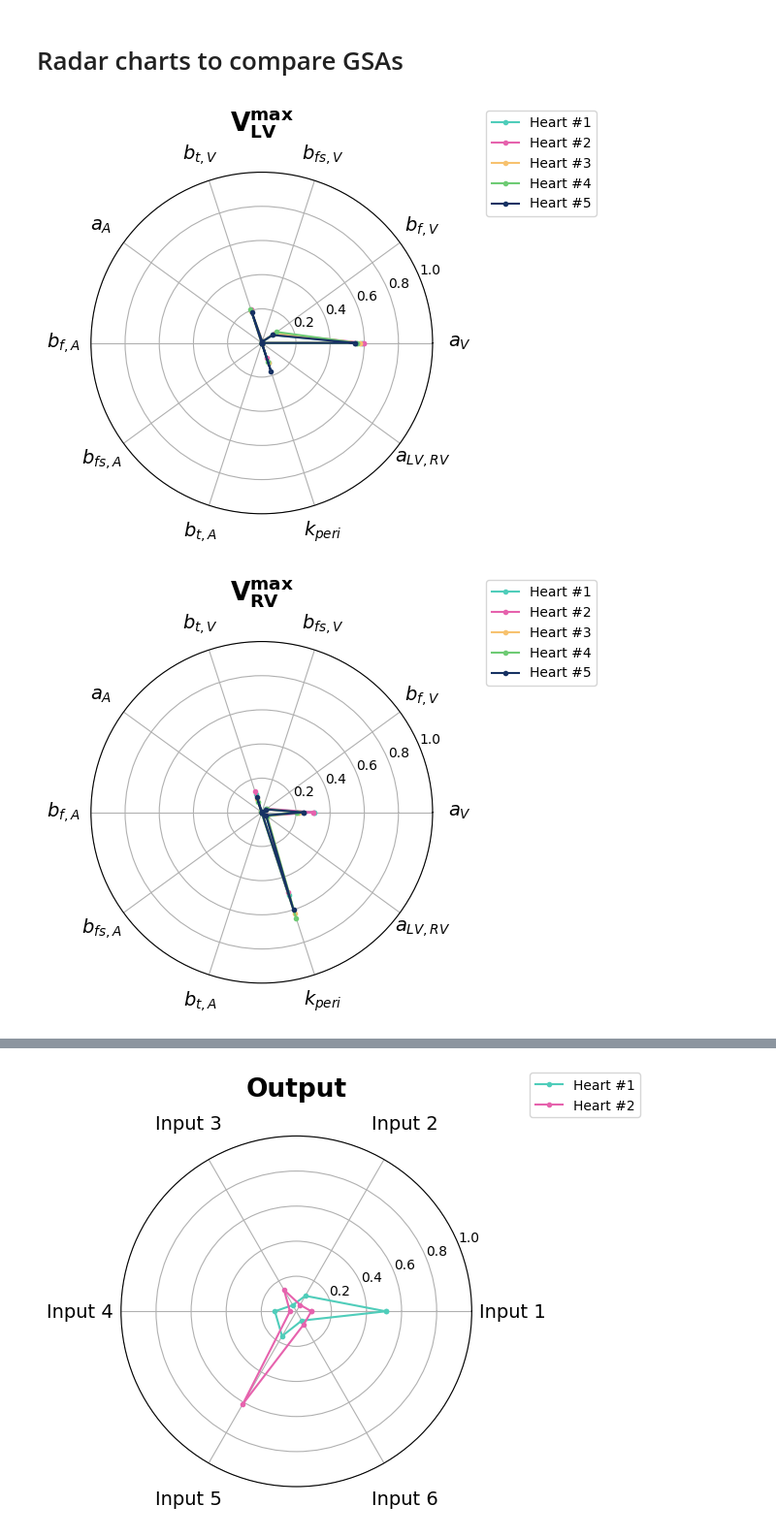
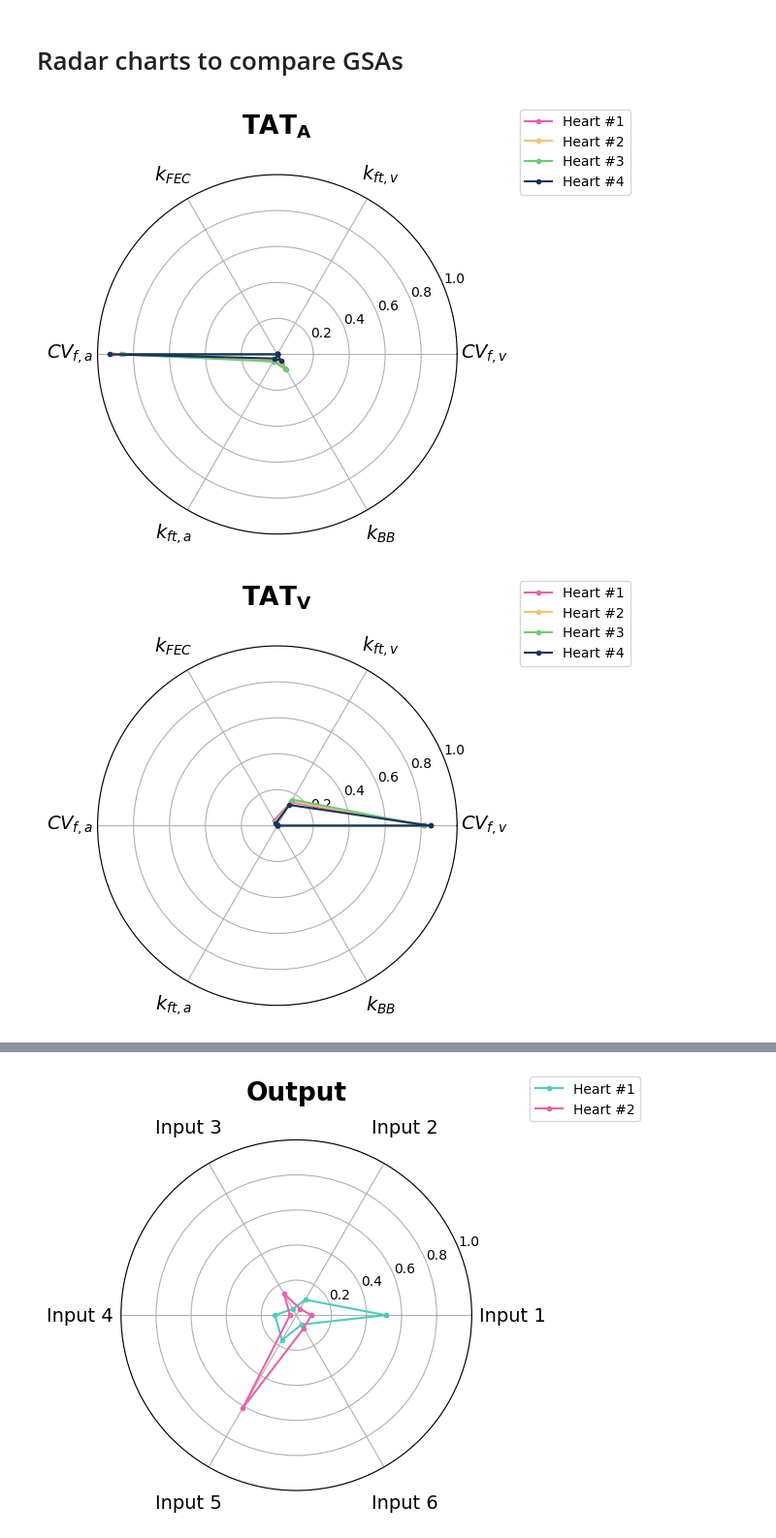
Before and after one commit to CEMRG-publications/Rodero_2026_JMCC, a Jupyter notebook: notebooks/plot_GSA.ipynb, the cells around one changed output, grey strips where cells are left out. Shown: that part at 97% size. Cells and saved outputs as stored; diff of their text form; code cells hidden in the pictures.

```diff
--- a/notebooks/plot_GSA.ipynb
+++ b/notebooks/plot_GSA.ipynb
@@ -87,13 +87,13 @@ def gsa_heat_custom(order_effects,
     plt.tight_layout()
     plt.savefig(f"{savepath}/{figname}.png", bbox_inches="tight", dpi=300)
 # %%
-heart_names = ["10EA03323", "10KM01952", "10GH00962", "10KH00011", "10RB00080"]
-scenario_numbers = {"EP": [17, 21, 19, 13, 14],
-                    "inflation": [22, 25, 23, 24, 26]}
+heart_names = ["2", "3", "4", "5"]
+scenario_numbers = {"EP": [37, 38, 39, 40],
+                    "inflation": []}
 
 for i in range(len(heart_names)):
 	case_name = heart_names[i]
-	scenario_number = scenario_numbers["inflation"][i]
+	scenario_number = scenario_numbers["EP"][i]
 
 	scenario = f"HCM/{case_name}/scenarios/{scenario_number}"
 
@@ -169,7 +168,8 @@ def plot_GSA_radar_chart(scenarios, xlabels, ylabels, savepath, fontsize,figname
         #                 '#999999', '#e41a1c', '#dede00']
 
         # Curran et al's colours
-        colors = ['#4fcdba', '#e662ad', '#f7c26f', '#6ecb74', '#173263']
+        # colors = ['#4fcdba', '#e662ad', '#f7c26f', '#6ecb74', '#173263']
+        colors = ['#e662ad', '#f7c26f', '#6ecb74', '#173263']
 
         # Create polar plot
         fig, ax = plt.subplots(subplot_kw={'projection': 'polar'})
@@ -194,29 +194,22 @@ def plot_GSA_radar_chart(scenarios, xlabels, ylabels, savepath, fontsize,figname
         plt.tight_layout()
         plt.savefig(f"{savepath}/{figname}.png", bbox_inches="tight", dpi=300)
 # %%
-# scenarios = [
-#     # "10EA03323/scenarios/17/",
-#             #  "10GH00962/scenarios/19/",
-#              "10KH00011/scenarios/13/",
-#             #  "10KM01952/scenarios/20/",
-#              "10RB00080/old_iteration/scenarios/14",
-#              ]
 
-scenarios = [f"{heart_names[i]}/scenarios/{scenario_numbers['inflation'][i]}" for i in range(len(heart_names))]
+scenarios = [f"{heart_names[i]}/scenarios/{scenario_numbers['EP'][i]}" for i in range(len(heart_names))]
 
 xlabels = np.loadtxt(f"/media/croderog/SeagateExpansionDrive/HCM/{scenarios[-1]}/data/xlabels_plot.txt", dtype=str)
 ylabels = np.loadtxt(f"/media/croderog/SeagateExpansionDrive/HCM/{scenarios[-1]}/data/ylabels_plot.txt", dtype=str)
 savepath = f"/media/croderog/SeagateExpansionDrive/HCM/figures"
 
 fontsize=14
 figname_preffix = "inflation_GSA_radarchart"
 
 plot_GSA_radar_chart(scenarios=scenarios,
 					 xlabels=xlabels,
 					 ylabels=ylabels,
 					 savepath=savepath,
 					 fontsize=fontsize,
 					 figname_preffix=figname_preffix)
 # %% [output]
-[figure, old version]
+[figure, new version]
-[figure, old version]
+[figure, new version]
```
Also changed, not shown: parts of 2 cells of this notebook, 1 other file.
